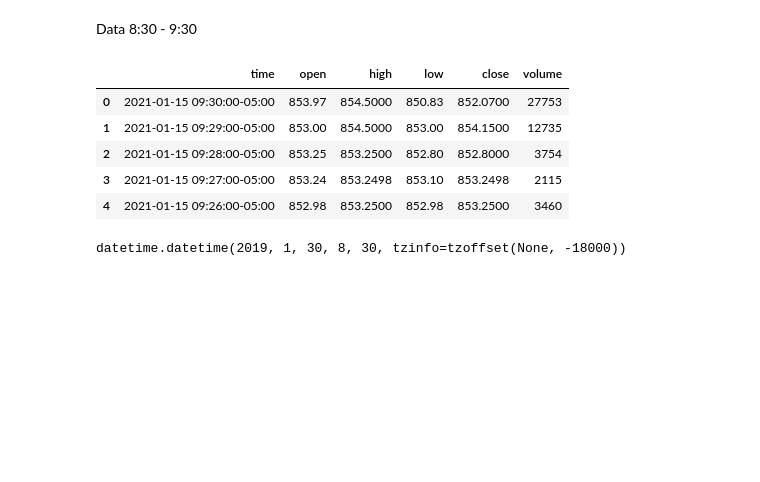
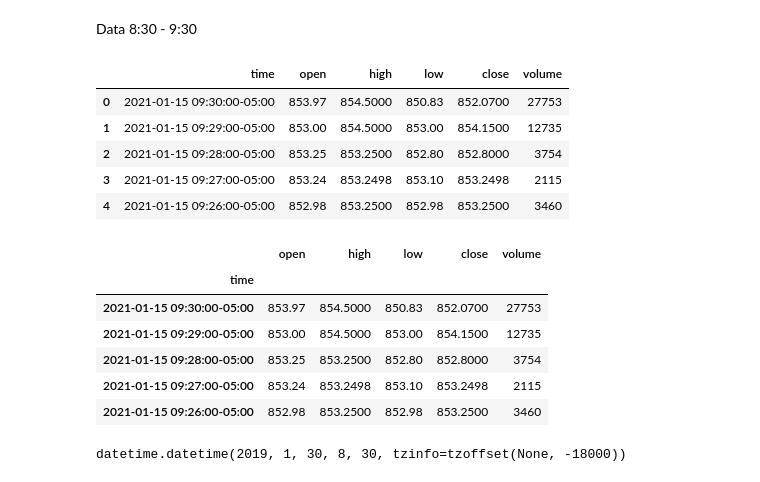
Before and after one commit to leeso1718/StockMarket_explainableAI, a Jupyter notebook: notebooks/data_nb/data_eda.ipynb, the cells around one changed output. Drawn from its saved outputs; the diff is of its cells as text; code cells hidden in the pictures; blank space fills up the shorter version.

```diff
--- a/notebooks/data_nb/data_eda.ipynb
+++ b/notebooks/data_nb/data_eda.ipynb
@@ -24,3 +24,14 @@ raw_data.head()
 | 2 | 2021-01-15 09:28:00-05:00 | 853.25 | 853.2500 | 852.80 | 852.8000 | 3754 |
 | 3 | 2021-01-15 09:27:00-05:00 | 853.24 | 853.2498 | 853.10 | 853.2498 | 2115 |
 | 4 | 2021-01-15 09:26:00-05:00 | 852.98 | 853.2500 | 852.98 | 853.2500 | 3460 |
+# %%
+test_20210115 = raw_data.loc[raw_data.time.apply(lambda x:x.date()==raw_data.time[0].date())].set_index('time')
+test_20210115.head()
+# %% [output]
+|  | open | high | low | close | volume |
+| time |  |  |  |  |  |
+| 2021-01-15 09:30:00-05:00 | 853.97 | 854.5000 | 850.83 | 852.0700 | 27753 |
+| 2021-01-15 09:29:00-05:00 | 853.00 | 854.5000 | 853.00 | 854.1500 | 12735 |
+| 2021-01-15 09:28:00-05:00 | 853.25 | 853.2500 | 852.80 | 852.8000 | 3754 |
+| 2021-01-15 09:27:00-05:00 | 853.24 | 853.2498 | 853.10 | 853.2498 | 2115 |
+| 2021-01-15 09:26:00-05:00 | 852.98 | 853.2500 | 852.98 | 853.2500 | 3460 |
```
Also changed, not shown: parts of 1 cell of this notebook, 7 other files.
